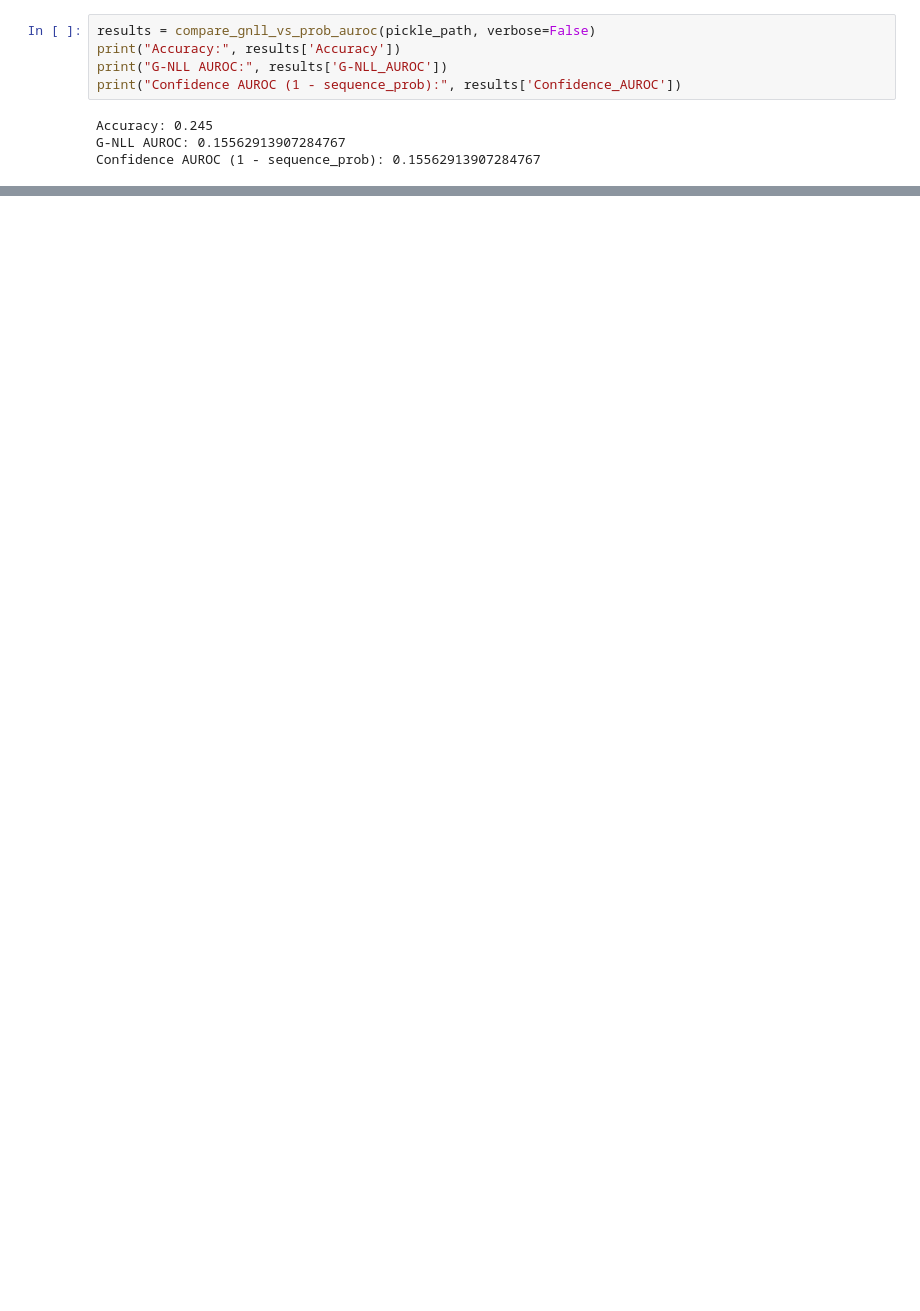
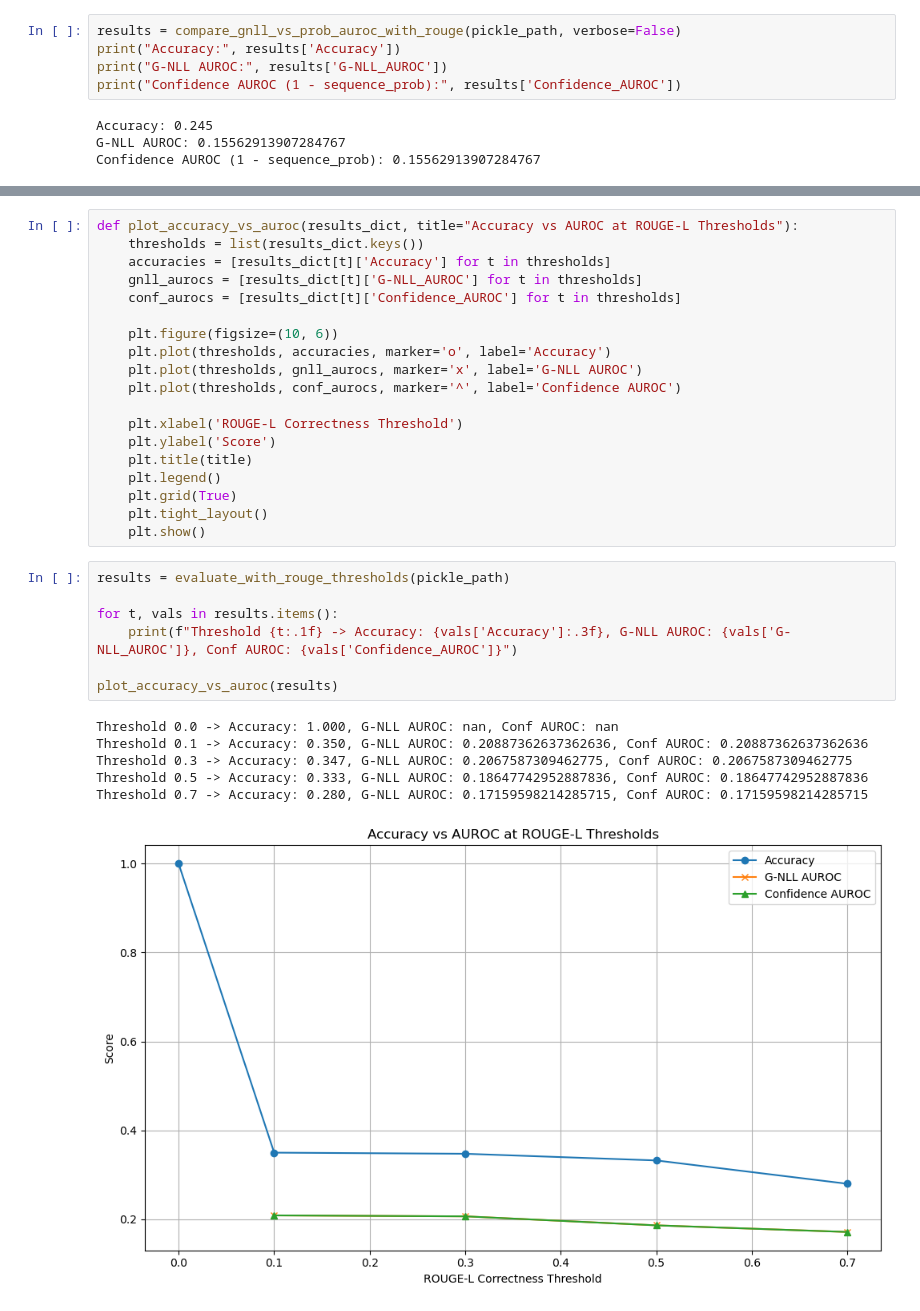
Before and after one commit to nikoszka/super-guacamole, a Jupyter notebook: src/analysis_notebooks/first_analysis_uncertainties.ipynb, the cells around one changed output, grey strips where cells are left out. Cells and saved outputs as stored; diff of their text form; blank space fills up the shorter version.

Commit message:
ftr: rougeL added

```diff
--- a/src/analysis_notebooks/first_analysis_uncertainties.ipynb
+++ b/src/analysis_notebooks/first_analysis_uncertainties.ipynb
@@ -71,6 +82,6 @@ def compare_gnll_vs_prob_auroc(pickle_path, verbose=False):
     }
 # %%
-results = compare_gnll_vs_prob_auroc(pickle_path, verbose=False)
+results = compare_gnll_vs_prob_auroc_with_rouge(pickle_path, verbose=False)
 print("Accuracy:", results['Accuracy'])
 print("G-NLL AUROC:", results['G-NLL_AUROC'])
 print("Confidence AUROC (1 - sequence_prob):", results['Confidence_AUROC'])
@@ -80,0 +152,33 @@ Confidence AUROC (1 - sequence_prob): 0.15562913907284767
+# %%
+def plot_accuracy_vs_auroc(results_dict, title="Accuracy vs AUROC at ROUGE-L Thresholds"):
+    thresholds = list(results_dict.keys())
+    accuracies = [results_dict[t]['Accuracy'] for t in thresholds]
+    gnll_aurocs = [results_dict[t]['G-NLL_AUROC'] for t in thresholds]
+    conf_aurocs = [results_dict[t]['Confidence_AUROC'] for t in thresholds]
+
+    plt.figure(figsize=(10, 6))
+    plt.plot(thresholds, accuracies, marker='o', label='Accuracy')
+    plt.plot(thresholds, gnll_aurocs, marker='x', label='G-NLL AUROC')
+    plt.plot(thresholds, conf_aurocs, marker='^', label='Confidence AUROC')
+
+    plt.xlabel('ROUGE-L Correctness Threshold')
+    plt.ylabel('Score')
+    plt.title(title)
+    plt.legend()
+    plt.grid(True)
+    plt.tight_layout()
+    plt.show()
+# %%
+results = evaluate_with_rouge_thresholds(pickle_path)
+
+for t, vals in results.items():
+    print(f"Threshold {t:.1f} -> Accuracy: {vals['Accuracy']:.3f}, G-NLL AUROC: {vals['G-NLL_AUROC']}, Conf AUROC: {vals['Confidence_AUROC']}")
+
+plot_accuracy_vs_auroc(results)
+# %% [output]
+Threshold 0.0 -> Accuracy: 1.000, G-NLL AUROC: nan, Conf AUROC: nan
+Threshold 0.1 -> Accuracy: 0.350, G-NLL AUROC: 0.20887362637362636, Conf AUROC: 0.20887362637362636
+Threshold 0.3 -> Accuracy: 0.347, G-NLL AUROC: 0.2067587309462775, Conf AUROC: 0.2067587309462775
+Threshold 0.5 -> Accuracy: 0.333, G-NLL AUROC: 0.18647742952887836, Conf AUROC: 0.18647742952887836
+Threshold 0.7 -> Accuracy: 0.280, G-NLL AUROC: 0.17159598214285715, Conf AUROC: 0.17159598214285715
+[figure, added]
```
Also changed, not shown: parts of 4 cells of this notebook.
